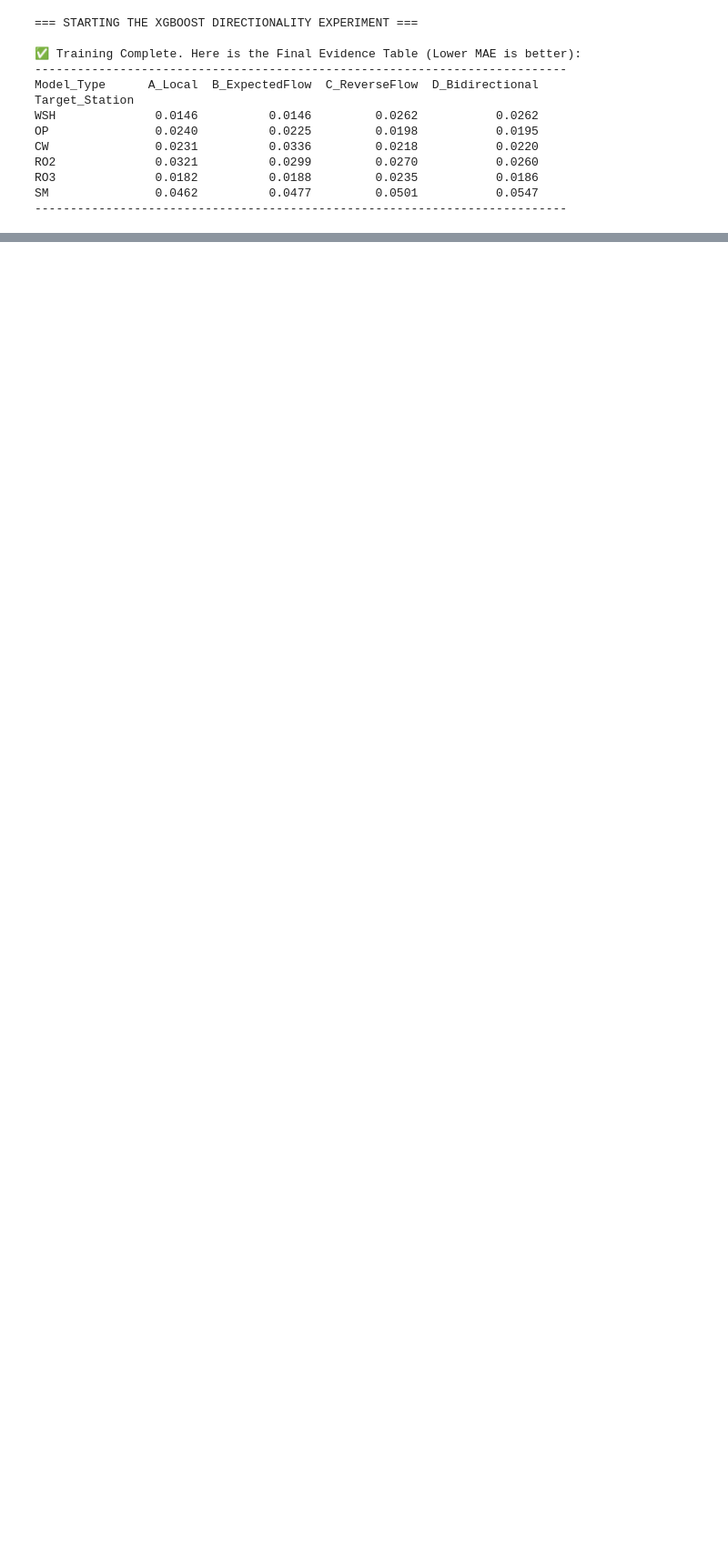
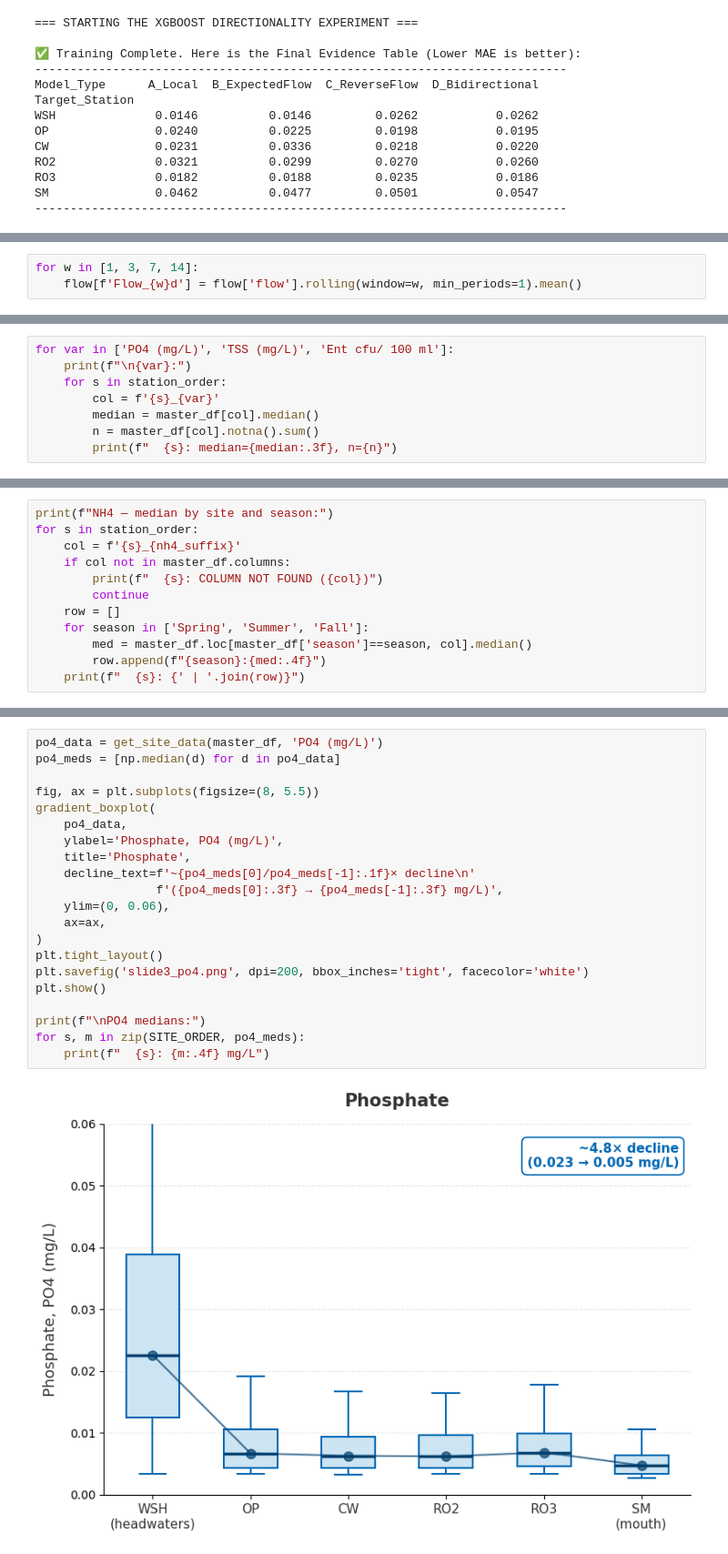
Before and after one commit to Quinn-Domanski/bay_exploration, a Jupyter notebook: DPW_exploration.ipynb, the cells around one changed output, grey strips where cells are left out. Shown at 91% size. Drawn from its saved outputs; the diff is of its cells as text; blank space fills up the shorter version.

```diff
--- a/DPW_exploration.ipynb
+++ b/DPW_exploration.ipynb
@@ -2462,0 +2578,3 @@ SM               0.0462          0.0477         0.0501           0.0547
+# %%
+for w in [1, 3, 7, 14]:
+    flow[f'Flow_{w}d'] = flow['flow'].rolling(window=w, min_periods=1).mean()
@@ -2462,0 +3996,8 @@ SM               0.0462          0.0477         0.0501           0.0547
+# %%
+for var in ['PO4 (mg/L)', 'TSS (mg/L)', 'Ent cfu/ 100 ml']:
+    print(f"\n{var}:")
+    for s in station_order:
+        col = f'{s}_{var}'
+        median = master_df[col].median()
+        n = master_df[col].notna().sum()
+        print(f"  {s}: median={median:.3f}, n={n}")
@@ -2462,0 +4087,12 @@ SM               0.0462          0.0477         0.0501           0.0547
+# %%
+print(f"NH4 — median by site and season:")
+for s in station_order:
+    col = f'{s}_{nh4_suffix}'
+    if col not in master_df.columns:
+        print(f"  {s}: COLUMN NOT FOUND ({col})")
+        continue
+    row = []
+    for season in ['Spring', 'Summer', 'Fall']:
+        med = master_df.loc[master_df['season']==season, col].median()
+        row.append(f"{season}:{med:.4f}")
+    print(f"  {s}: {' | '.join(row)}")
@@ -2462,0 +4166,23 @@ SM               0.0462          0.0477         0.0501           0.0547
+# %%
+po4_data = get_site_data(master_df, 'PO4 (mg/L)')
+po4_meds = [np.median(d) for d in po4_data]
+
+fig, ax = plt.subplots(figsize=(8, 5.5))
+gradient_boxplot(
+    po4_data,
+    ylabel='Phosphate, PO4 (mg/L)',
+    title='Phosphate',
+    decline_text=f'~{po4_meds[0]/po4_meds[-1]:.1f}× decline\n'
+                 f'({po4_meds[0]:.3f} → {po4_meds[-1]:.3f} mg/L)',
+    ylim=(0, 0.06),
+    ax=ax,
+)
+plt.tight_layout()
+plt.savefig('slide3_po4.png', dpi=200, bbox_inches='tight', facecolor='white')
+plt.show()
+
+print(f"\nPO4 medians:")
+for s, m in zip(SITE_ORDER, po4_meds):
+    print(f"  {s}: {m:.4f} mg/L")
+# %% [output]
+[figure, added]
```
Also changed, not shown: parts of 44 cells of this notebook, 6 other files.
